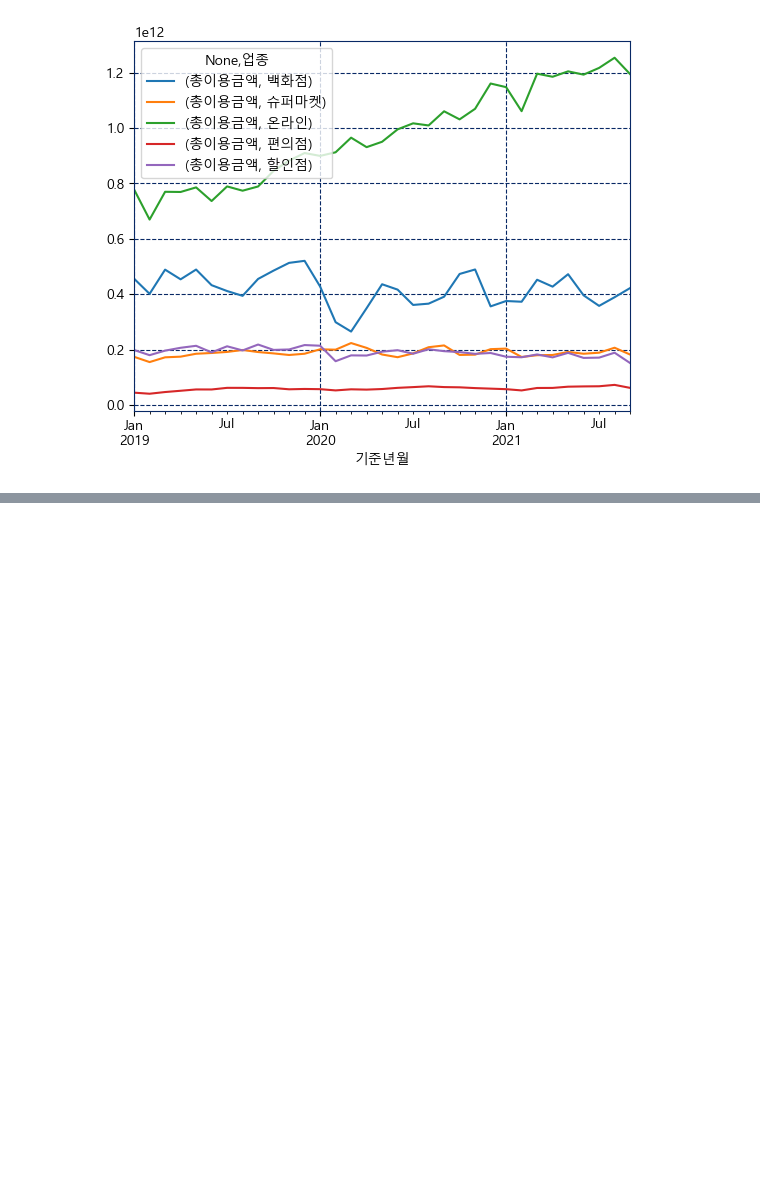
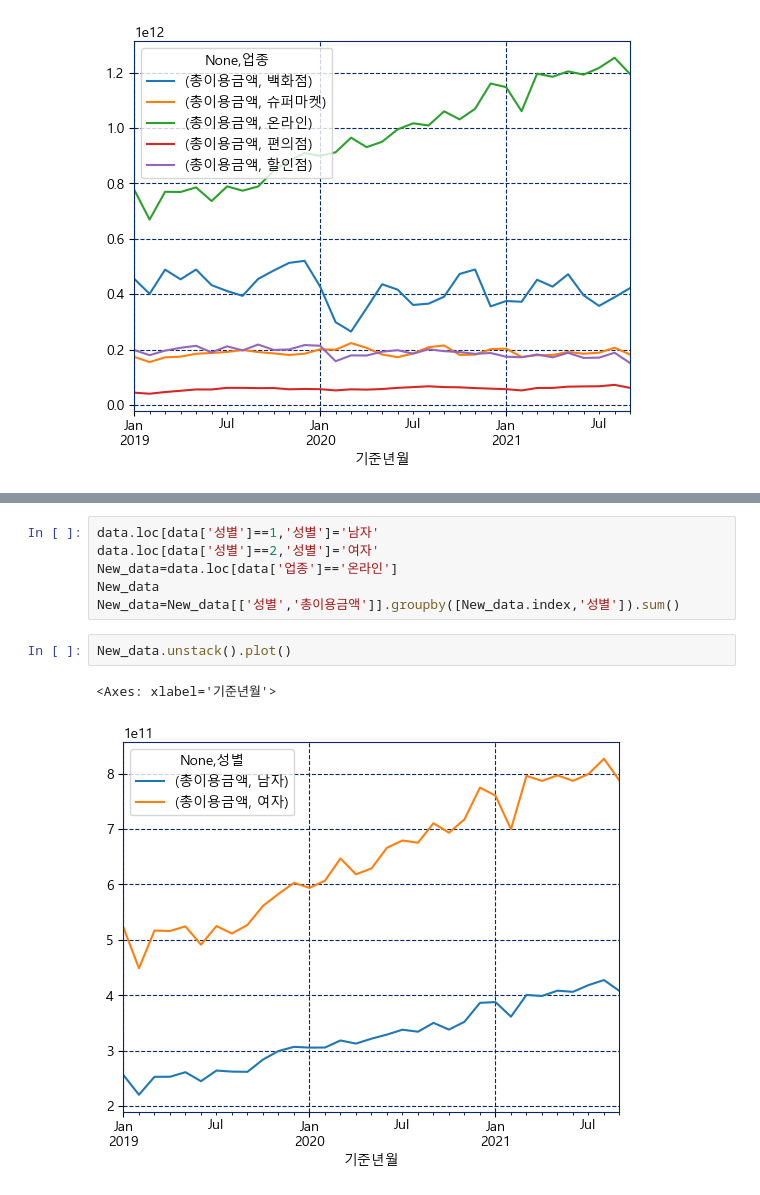
Before and after one commit to youngsang114/python-work, a Jupyter notebook: 230425/18_matplotlib.ipynb, the cells around one changed output, grey strips where cells are left out. Saved outputs shown, nothing was run; the diff lists cells and outputs as text; blank space fills up the shorter version.

```diff
--- a/230425/18_matplotlib.ipynb
+++ b/230425/18_matplotlib.ipynb
@@ -355,0 +376,11 @@ group_data2.unstack().plot()
+# %%
+data.loc[data['성별']==1,'성별']='남자'
+data.loc[data['성별']==2,'성별']='여자'
+New_data=data.loc[data['업종']=='온라인']
+New_data
+New_data=New_data[['성별','총이용금액']].groupby([New_data.index,'성별']).sum()
+# %%
+New_data.unstack().plot()
+# %% [output]
+<Axes: xlabel='기준년월'>
+[figure, added]
```
Also changed, not shown: parts of 12 cells of this notebook, 1 other file.
